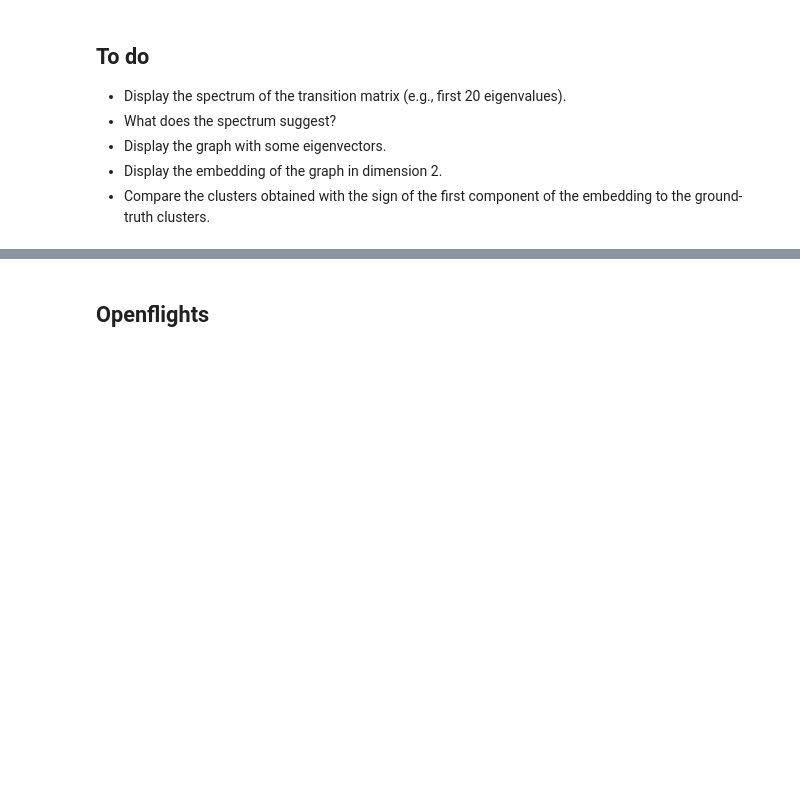
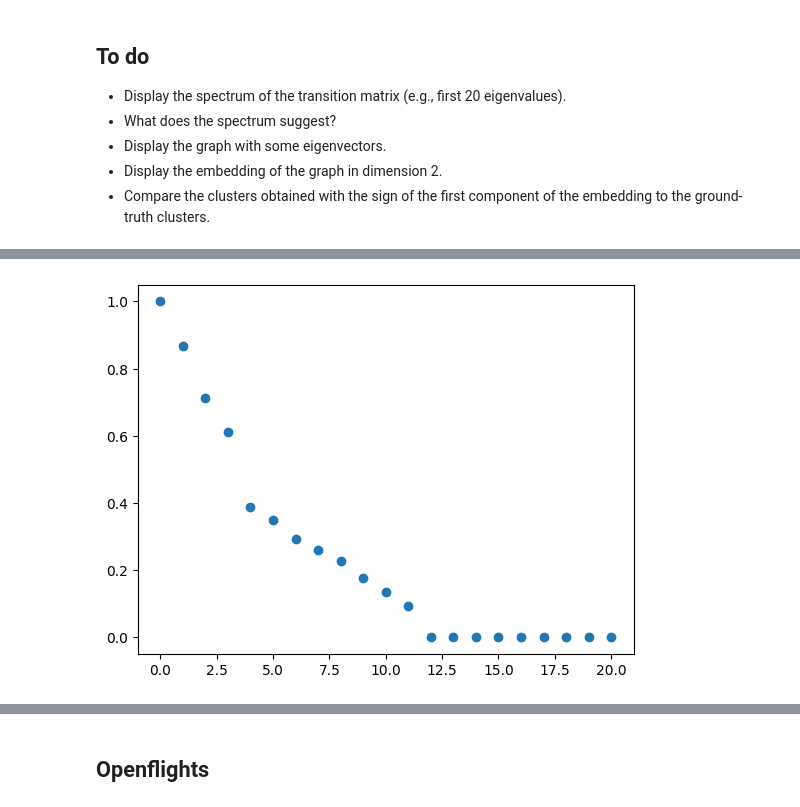
Before and after one commit to rafaela-pinheiro/SD212-Graph-Learning, a Jupyter notebook: 6 Spectral Embedding/6-embedding.ipynb, the cells around one changed output, grey strips where cells are left out. Drawn from its saved outputs; the diff is of its cells as text; code cells hidden in the pictures; blank space fills up the shorter version.

```diff
--- a/6 Spectral Embedding/6-embedding.ipynb
+++ b/6 Spectral Embedding/6-embedding.ipynb
@@ -64,0 +82,6 @@ SVG(image)
+# %%
+# spectrum
+plt.scatter(range(len(eigenvalues)), eigenvalues)
+plt.show()
+# %% [output]
+[figure, added]
```
Also changed, not shown: parts of 12 cells of this notebook.
